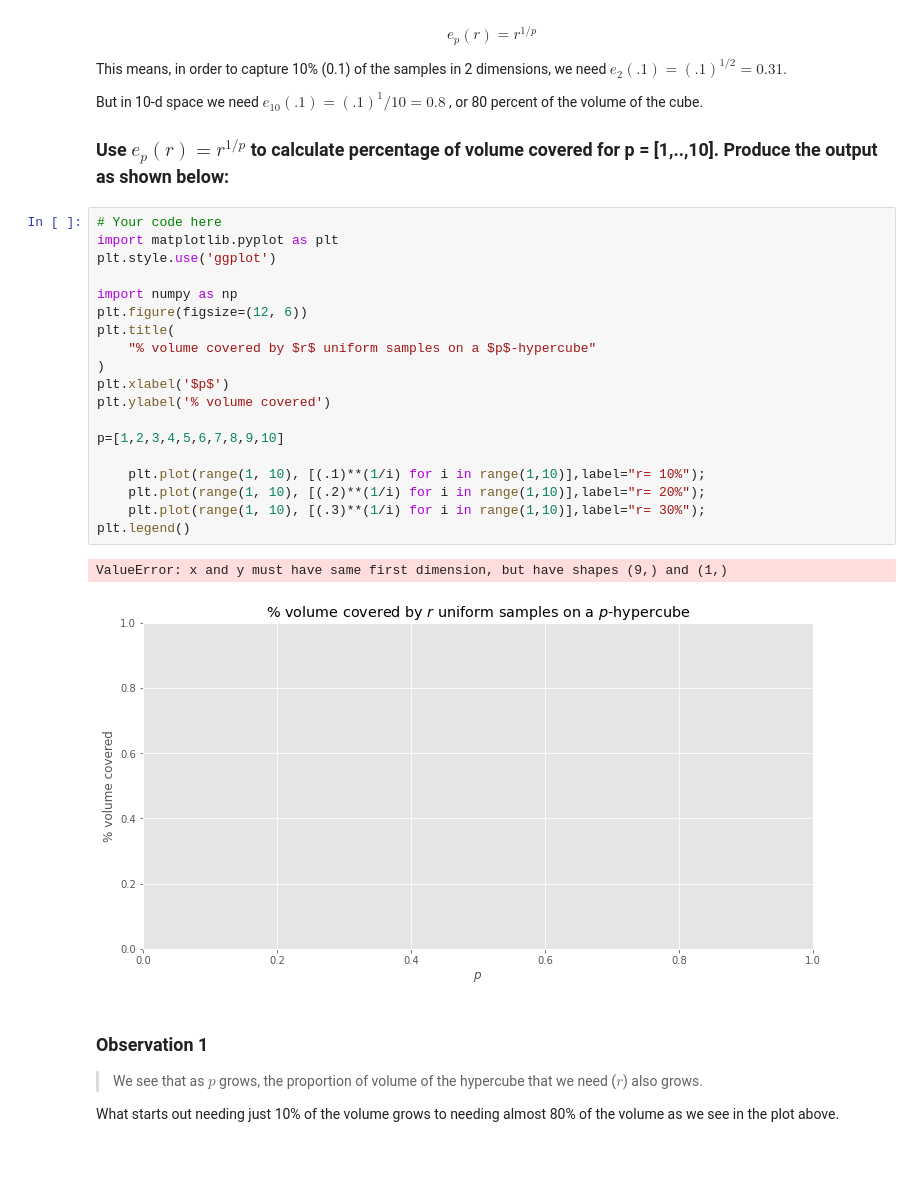
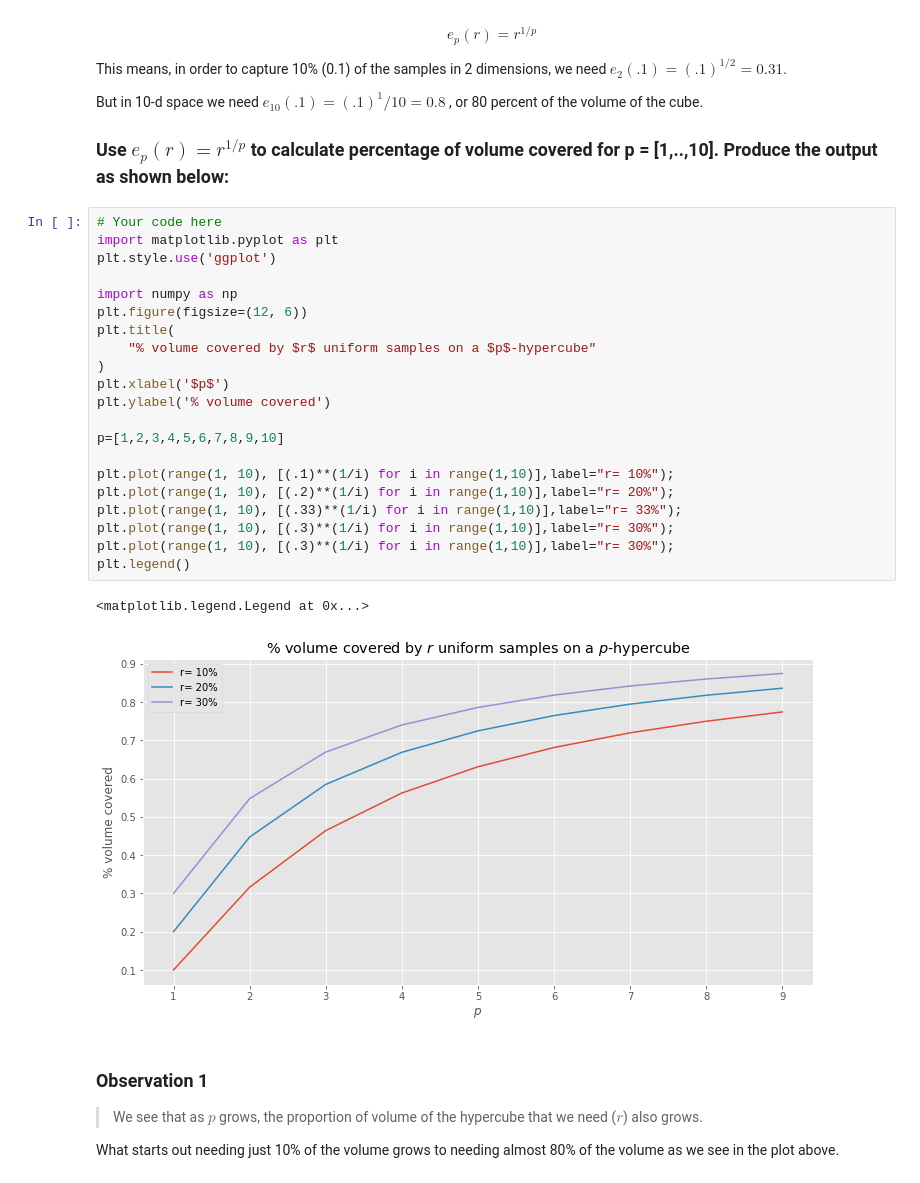
Before and after one commit to as6140/dsc-3-34-03-curse-of-dimensionality-simulation-lab-seattle-ds-career-040119, a Jupyter notebook: index.ipynb, the cells around one changed output. Saved outputs shown, nothing was run; the diff lists cells and outputs as text.

```diff
--- a/index.ipynb
+++ b/index.ipynb
@@ -76,25 +76,27 @@ But in 10-d space we need $e_10(.1)=(.1)^1/10=0.8$ , or 80 percent of the volume
 # %%
 # Your code here
 import matplotlib.pyplot as plt
 plt.style.use('ggplot')
 
 import numpy as np
 plt.figure(figsize=(12, 6))
 plt.title(
     "% volume covered by $r$ uniform samples on a $p$-hypercube"
 )
 plt.xlabel('$p$')
 plt.ylabel('% volume covered')
 
 p=[1,2,3,4,5,6,7,8,9,10]
 
-    plt.plot(range(1, 10), [(.1)**(1/i) for i in range(1,10)],label="r= 10%");
-    plt.plot(range(1, 10), [(.2)**(1/i) for i in range(1,10)],label="r= 20%");
-    plt.plot(range(1, 10), [(.3)**(1/i) for i in range(1,10)],label="r= 30%");
+plt.plot(range(1, 10), [(.1)**(1/i) for i in range(1,10)],label="r= 10%");
+plt.plot(range(1, 10), [(.2)**(1/i) for i in range(1,10)],label="r= 20%");
+plt.plot(range(1, 10), [(.33)**(1/i) for i in range(1,10)],label="r= 33%");
+plt.plot(range(1, 10), [(.3)**(1/i) for i in range(1,10)],label="r= 30%");
+plt.plot(range(1, 10), [(.3)**(1/i) for i in range(1,10)],label="r= 30%");
 plt.legend()
 # %% [output]
-ValueError: x and y must have same first dimension, but have shapes (9,) and (1,)
+<matplotlib.legend.Legend at 0x...>
-[figure, old version]
+[figure, new version]
 # %% [markdown]
 ### Observation 1
 > We see that as   $p$  grows, the proportion of volume of the hypercube that we need ($r$) also grows.
```
